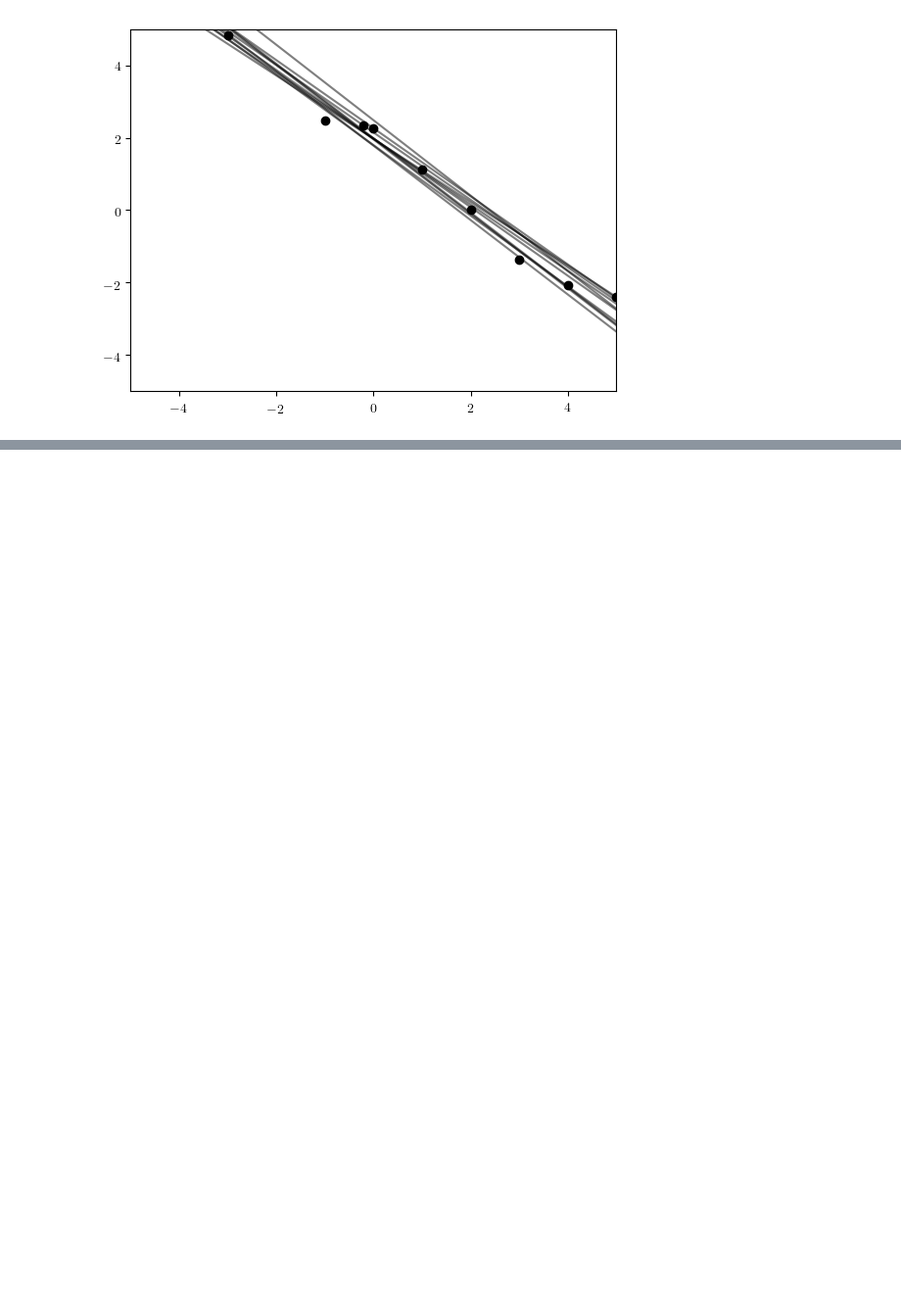
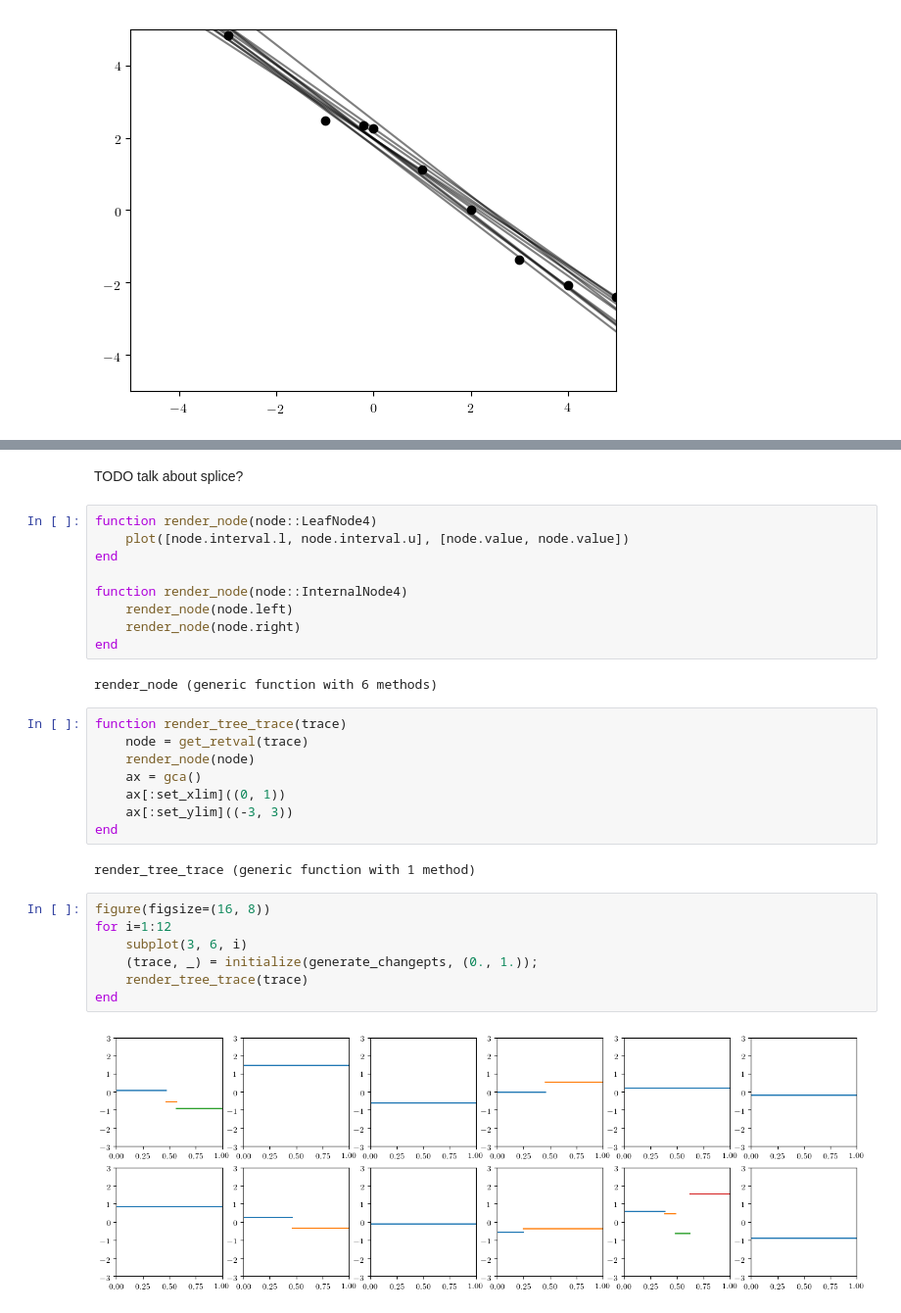
Before and after one commit to probcomp/gen-quickstart, a Jupyter notebook: tutorial-importance-sampling/tutorial-intro-modeling-language.ipynb, the cells around one changed output, grey strips where cells are left out. Shown at 98% size. Cells and saved outputs as stored; diff of their text form; blank space fills up the shorter version.

```diff
--- a/tutorial-importance-sampling/tutorial-intro-modeling-language.ipynb
+++ b/tutorial-importance-sampling/tutorial-intro-modeling-language.ipynb
@@ -372,0 +427,32 @@ overlay(render_either, traces)
+# %% [markdown]
+TODO talk about splice?
+# %%
+function render_node(node::LeafNode4)
+    plot([node.interval.l, node.interval.u], [node.value, node.value])
+end
+
+function render_node(node::InternalNode4)
+    render_node(node.left)
+    render_node(node.right)
+end
+# %% [output]
+render_node (generic function with 6 methods)
+# %%
+function render_tree_trace(trace)
+    node = get_retval(trace)
+    render_node(node)
+    ax = gca()
+    ax[:set_xlim]((0, 1))
+    ax[:set_ylim]((-3, 3))
+end
+# %% [output]
+render_tree_trace (generic function with 1 method)
+# %%
+figure(figsize=(16, 8))
+for i=1:12
+    subplot(3, 6, i)
+    (trace, _) = initialize(generate_changepts, (0., 1.));
+    render_tree_trace(trace)
+end
+# %% [output]
+[figure, added]
```
Also changed, not shown: parts of 13 cells of this notebook.
